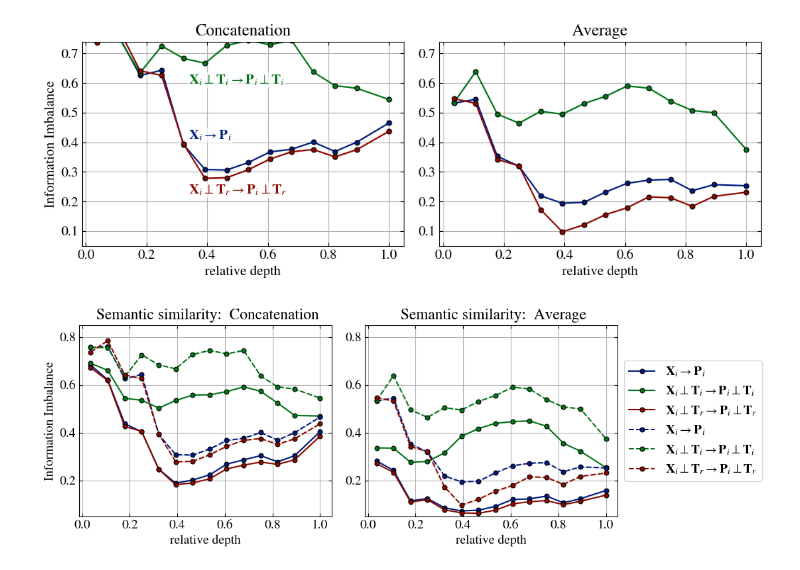
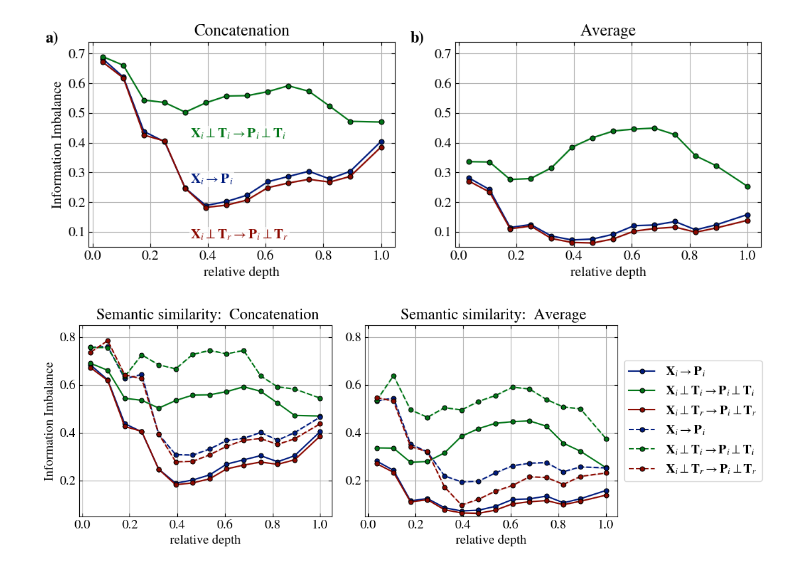
Before and after one commit to acevedo-s/syn-sem, a Jupyter notebook: semantic_similarity.ipynb, the cells around one changed output. Cells and saved outputs as stored; diff of their text form; code cells hidden in the pictures.

```diff
--- a/semantic_similarity.ipynb
+++ b/semantic_similarity.ipynb
@@ -74,7 +74,7 @@ for avg_id,avg_tokens in enumerate(avg_flags):
         output_folder0 = makefolder(base=f'./results/',
                                     global_centering=0,
                                     spaces='AB',
-                                    similarity_fn='L2_distance',
+                                    similarity_fn='normalized_L2_distance',
                                     precision=precision,
                                     language='english',
                                     data_var=data_var,
@@ -158,34 +158,46 @@ for line in ax[0].lines:
       _aux_y = 2
     elif enum_line == 1:
       _va = 'top'
       _aux_y = -15
     elif enum_line == 2:
       _va = 'top'
       _aux_y = -40
     label = line.get_label()
     if not label:
         continue
     xdata, ydata = line.get_xdata(), line.get_ydata()
     ax[0].annotate(
         label,
         xy=(xdata[len(xdata)//3], ydata[len(xdata)//3]),
         xytext=(5, _aux_y),  # offset in points
         textcoords='offset points',
         fontsize=14,
         color=line.get_color(),
         ha='left',
         va=_va,
         bbox=dict(facecolor='white', edgecolor='none', alpha=0.7, pad=1)
     )
     enum_line += 1
 
+# Add panel labels
+panel_labels = ['a)', 'b)']
+for i, label in enumerate(panel_labels):
+    ax[i].text(
+        -0.1, 1.05,      # x, y in axis coordinates
+        label,
+        transform=ax[i].transAxes,  # coordinates relative to the axes
+        fontsize=16,
+        fontweight='bold',
+        va='top',
+        ha='right'
+    )
 
 
 os.makedirs('results/figs', exist_ok=True)
 fig.savefig(f'results/figs/semantic_similarity_{modelA}_{removal_method}.pdf', bbox_inches='tight')
 plt.show()
 # %% [output]
-[figure, old version]
+[figure, new version]
 # %%
 precision = 32
 fig,ax = plt.subplots(1,2,figsize=(10.5,4))
```
Also changed, not shown: 10 other files.
